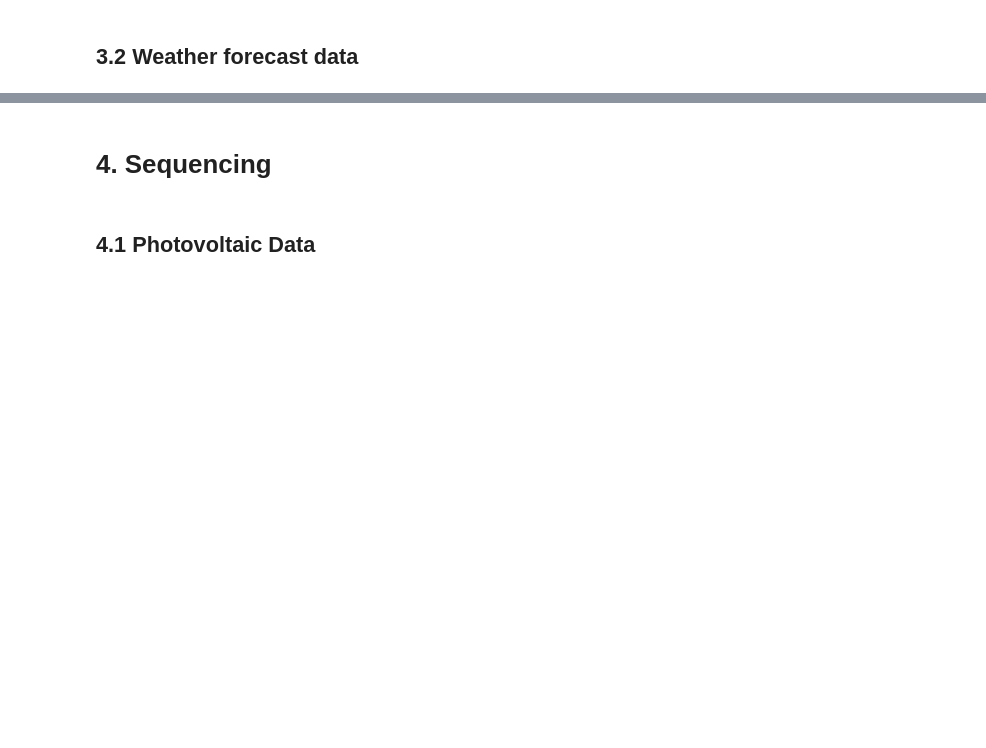
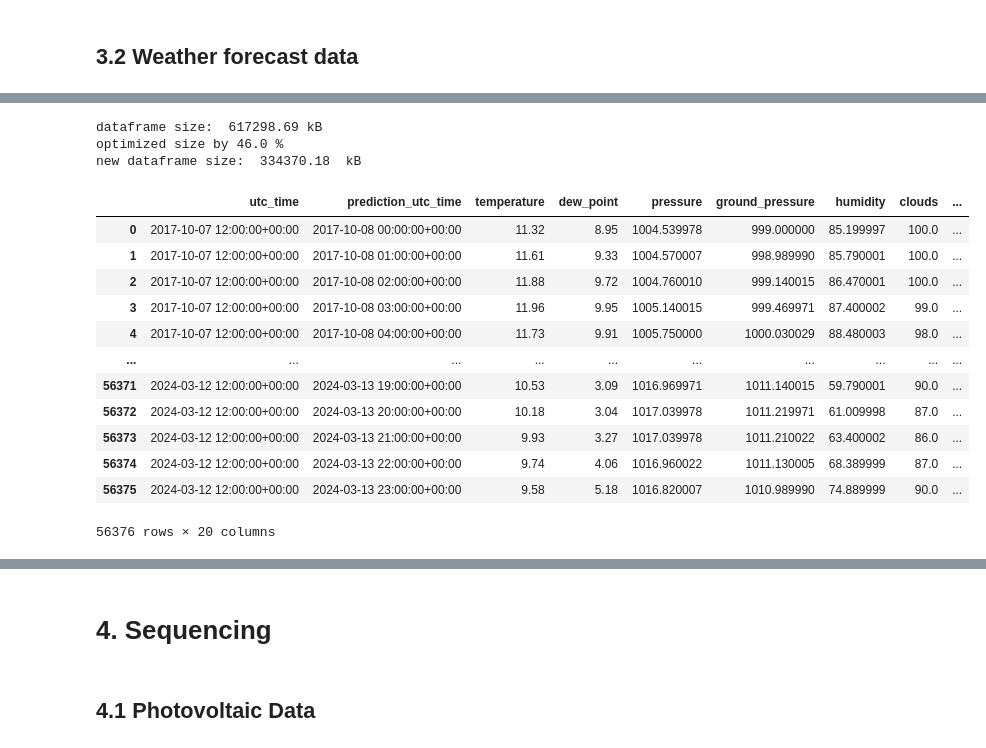
Before and after one commit to jerome-roeser/day-ahead-power-forecast, a Jupyter notebook: notebooks/advanced_power_forecast_pytorch.ipynb, the cells around one changed output, grey strips where cells are left out. Cells and saved outputs as stored; diff of their text form; code cells hidden in the pictures; blank space fills up the shorter version.

```diff
--- a/notebooks/advanced_power_forecast_pytorch.ipynb
+++ b/notebooks/advanced_power_forecast_pytorch.ipynb
@@ -52,8 +58,10 @@ from torch.utils.data import DataLoader, Dataset, TensorDataset
 * ~ 3.3 M rows - 24 Features
 * source: [OpenWeather](https://openweathermap.org/api/history-forecast-bulk "History-forecast-bulk") (40 €)
 # %%
-pv_data = pd.read_csv('../data/1980-2022_pv.csv', memory_map=True)
-forecast_data = pd.read_csv('../data/openweather_history_bulk_forecast_tempelhof.csv', memory_map=True)
+pv_data = pd.read_csv("../data/1980-2022_pv.csv", memory_map=True)
+forecast_data = pd.read_csv(
+    "../data/openweather_history_bulk_forecast_tempelhof.csv", memory_map=True
+)
 # %% [markdown]
 # 2. Check the data
 # %% [markdown]
@@ -154,7 +252,7 @@ def compress(df: pd.DataFrame, **kwargs) -> pd.DataFrame:
     Reduces size of dataframe by downcasting numerical columns
     """
     input_size = df.memory_usage(index=True).sum() / 1024
-    print("dataframe size: ", round(input_size,2), 'kB')
+    print("dataframe size: ", round(input_size, 2), "kB")
 
     in_size = df.memory_usage(index=True).sum()
     for type in ["float", "integer"]:
@@ -164,54 +262,77 @@ def compress(df: pd.DataFrame, **kwargs) -> pd.DataFrame:
     out_size = df.memory_usage(index=True).sum()
     ratio = (1 - round(out_size / in_size, 2)) * 100
 
-    print("optimized size by {} %".format(round(ratio,2)))
-    print("new dataframe size: ", round(out_size / 1024,2), " kB")
+    print("optimized size by {} %".format(round(ratio, 2)))
+    print("new dataframe size: ", round(out_size / 1024, 2), " kB")
 
     return df
+
 
 def clean_forecast_data(forecast_df: pd.DataFrame) -> pd.DataFrame:
     """
     Initial has 3.3 M entries (everyday: 4 forecasts of 16 days ahead)
     Cleaning it to: - 1 forecast perday (at 12:00)
                     - 48 hours a day
                     - right now hardcoded to match last forecast day with
                      last day of PV data
     """
     df = compress(forecast_df)
-    df = df.drop(columns=['lat', 'lon',
-                          'forecast dt iso',
-                          'slice dt iso'])
+    df = df.drop(columns=["lat", "lon", "forecast dt iso", "slice dt iso"])
 
-    df.rename(columns={'forecast dt unixtime':'utc_time',
-                        'slice dt unixtime':'prediction_utc_time'},
-                        inplace=True)
+    df.rename(
+        columns={
+            "forecast dt unixtime": "utc_time",
+            "slice dt unixtime": "prediction_utc_time",
+        },
+        inplace=True,
+    )
 
     # df['utc_time'] = df['utc_time'].str.replace('+0000 UTC', '')
     # df['prediction_utc_time'] = df['prediction_utc_time'].str.replace('+0000 UTC', '')
 
-    df['utc_time'] = pd.to_datetime(df['utc_time'], unit= 's', utc= True)
-    df['prediction_utc_time'] = pd.to_datetime(df['prediction_utc_time'], unit= 's', utc= True)
+    df["utc_time"] = pd.to_datetime(df["utc_time"], unit="s", utc=True)
+    df["prediction_utc_time"] = pd.to_datetime(
+        df["prediction_utc_time"], unit="s", utc=True
+    )
 
     # # get only 1 forecast per day
-    df = df[df['utc_time'].dt.hour == 12]
+    df = df[df["utc_time"].dt.hour == 12]
 
-    unique_dates = df['utc_time'].unique()
+    unique_dates = df["utc_time"].unique()
 
     # reduce to 24h of weather forecast (from 00:00 to 23:00 each day)
     df_revised = []
     for date in unique_dates:
-        data = df[(df['utc_time'] == date)].iloc[12:36]
+        data = df[(df["utc_time"] == date)].iloc[12:36]
         df_revised.append(data)
 
     df_revised_ordered = pd.concat(df_revised, ignore_index=True)
 
     # # hard code the end date to match wiht PV data
     # processed_df = df_revised_ordered[df_revised_ordered['prediction_utc_time'] <= '2022-12-31 23:00:00']
 
     return df_revised_ordered
 
+
 forecast_clean = clean_forecast_data(forecast_data)
 forecast_clean
+# %% [output]
+dataframe size:  617298.69 kB
+optimized size by 46.0 %
+new dataframe size:  334370.18  kB
+|  | utc_time | prediction_utc_time | temperature | dew_point | pressure | ground_pressure | humidity | clouds | ... |
+| 0 | 2017-10-07 12:00:00+00:00 | 2017-10-08 00:00:00+00:00 | 11.32 | 8.95 | 1004.539978 | 999.000000 | 85.199997 | 100.0 | ... |
+| 1 | 2017-10-07 12:00:00+00:00 | 2017-10-08 01:00:00+00:00 | 11.61 | 9.33 | 1004.570007 | 998.989990 | 85.790001 | 100.0 | ... |
+| 2 | 2017-10-07 12:00:00+00:00 | 2017-10-08 02:00:00+00:00 | 11.88 | 9.72 | 1004.760010 | 999.140015 | 86.470001 | 100.0 | ... |
+| 3 | 2017-10-07 12:00:00+00:00 | 2017-10-08 03:00:00+00:00 | 11.96 | 9.95 | 1005.140015 | 999.469971 | 87.400002 | 99.0 | ... |
+| 4 | 2017-10-07 12:00:00+00:00 | 2017-10-08 04:00:00+00:00 | 11.73 | 9.91 | 1005.750000 | 1000.030029 | 88.480003 | 98.0 | ... |
+| ... | ... | ... | ... | ... | ... | ... | ... | ... | ... |
+| 56371 | 2024-03-12 12:00:00+00:00 | 2024-03-13 19:00:00+00:00 | 10.53 | 3.09 | 1016.969971 | 1011.140015 | 59.790001 | 90.0 | ... |
+| 56372 | 2024-03-12 12:00:00+00:00 | 2024-03-13 20:00:00+00:00 | 10.18 | 3.04 | 1017.039978 | 1011.219971 | 61.009998 | 87.0 | ... |
+| 56373 | 2024-03-12 12:00:00+00:00 | 2024-03-13 21:00:00+00:00 | 9.93 | 3.27 | 1017.039978 | 1011.210022 | 63.400002 | 86.0 | ... |
+| 56374 | 2024-03-12 12:00:00+00:00 | 2024-03-13 22:00:00+00:00 | 9.74 | 4.06 | 1016.960022 | 1011.130005 | 68.389999 | 87.0 | ... |
+| 56375 | 2024-03-12 12:00:00+00:00 | 2024-03-13 23:00:00+00:00 | 9.58 | 5.18 | 1016.820007 | 1010.989990 | 74.889999 | 90.0 | ... |
+56376 rows × 20 columns
 # %%
 def time_encoding(X: pd.DataFrame) -> pd.DataFrame:
     """
```
Also changed, not shown: parts of 62 cells of this notebook, 3 other files.
